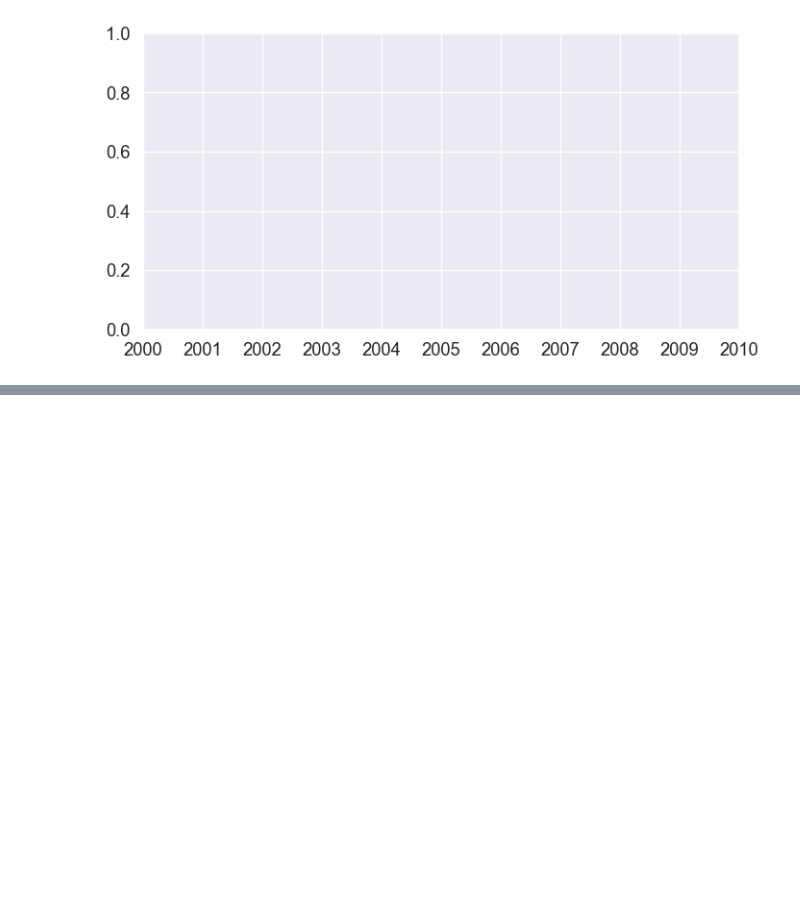
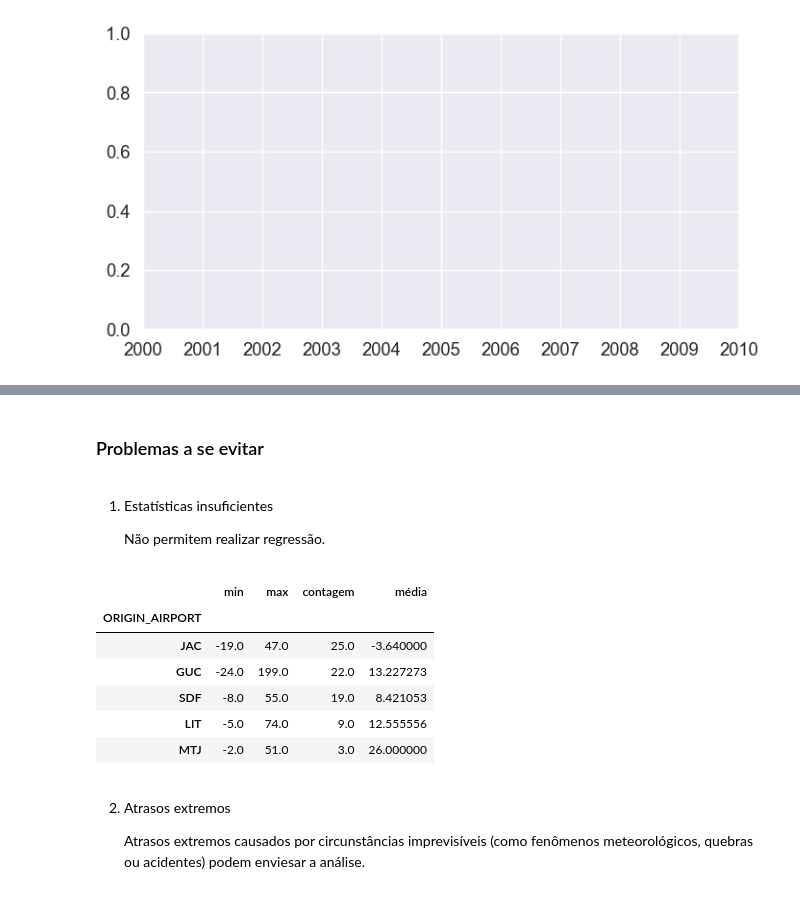
Before and after one commit to bekwendhausen/voos-kaggle-2015, a Jupyter notebook: flights-delay.ipynb, the cells around one changed output, grey strips where cells are left out. Saved outputs shown, nothing was run; the diff lists cells and outputs as text; code cells hidden in the pictures; blank space fills up the shorter version.

```diff
--- a/flights-delay.ipynb
+++ b/flights-delay.ipynb
@@ -865,0 +870,3 @@ ConversionError: Failed to convert value(s) to axis units: array([datetime.time(
+# %%
+df_train = df[df['SCHEDULED_DEPARTURE'].apply(lambda x:x.date()) < datetime.date(2015, 1, 23)]
+df_test  = df[df['SCHEDULED_DEPARTURE'].apply(lambda x:x.date()) > datetime.date(2015, 1, 23)]
@@ -865,0 +877,28 @@ ConversionError: Failed to convert value(s) to axis units: array([datetime.time(
+# %% [markdown]
+### Problemas a se evitar
+# %% [markdown]
+1) Estatísticas insuficientes
+
+    Não permitem realizar regressão.
+# %%
+# Censo do número de vôos da Amerian Airlines que decolou de cada aeroporto
+
+comp = 'AA'
+checar_aeroportos = df_train[(df_train['AIRLINE'] == comp)]['DEPARTURE_DELAY'].groupby(
+    df_train['ORIGIN_AIRPORT']).apply(get_stats).unstack()
+checar_aeroportos.sort_values('contagem', ascending=False, inplace=True)
+
+# Os 5 aeroportos menos visitados
+checar_aeroportos[-5:]
+# %% [output]
+|  | min | max | contagem | média |
+| ORIGIN_AIRPORT |  |  |  |  |
+| JAC | -19.0 | 47.0 | 25.0 | -3.640000 |
+| GUC | -24.0 | 199.0 | 22.0 | 13.227273 |
+| SDF | -8.0 | 55.0 | 19.0 | 8.421053 |
+| LIT | -5.0 | 74.0 | 9.0 | 12.555556 |
+| MTJ | -2.0 | 51.0 | 3.0 | 26.000000 |
+# %% [markdown]
+2) Atrasos extremos
+
+    Atrasos extremos causados por circunstâncias imprevisíveis (como fenômenos meteorológicos, quebras ou acidentes) podem enviesar a análise.
```
Also changed, not shown: parts of 7 cells of this notebook.
